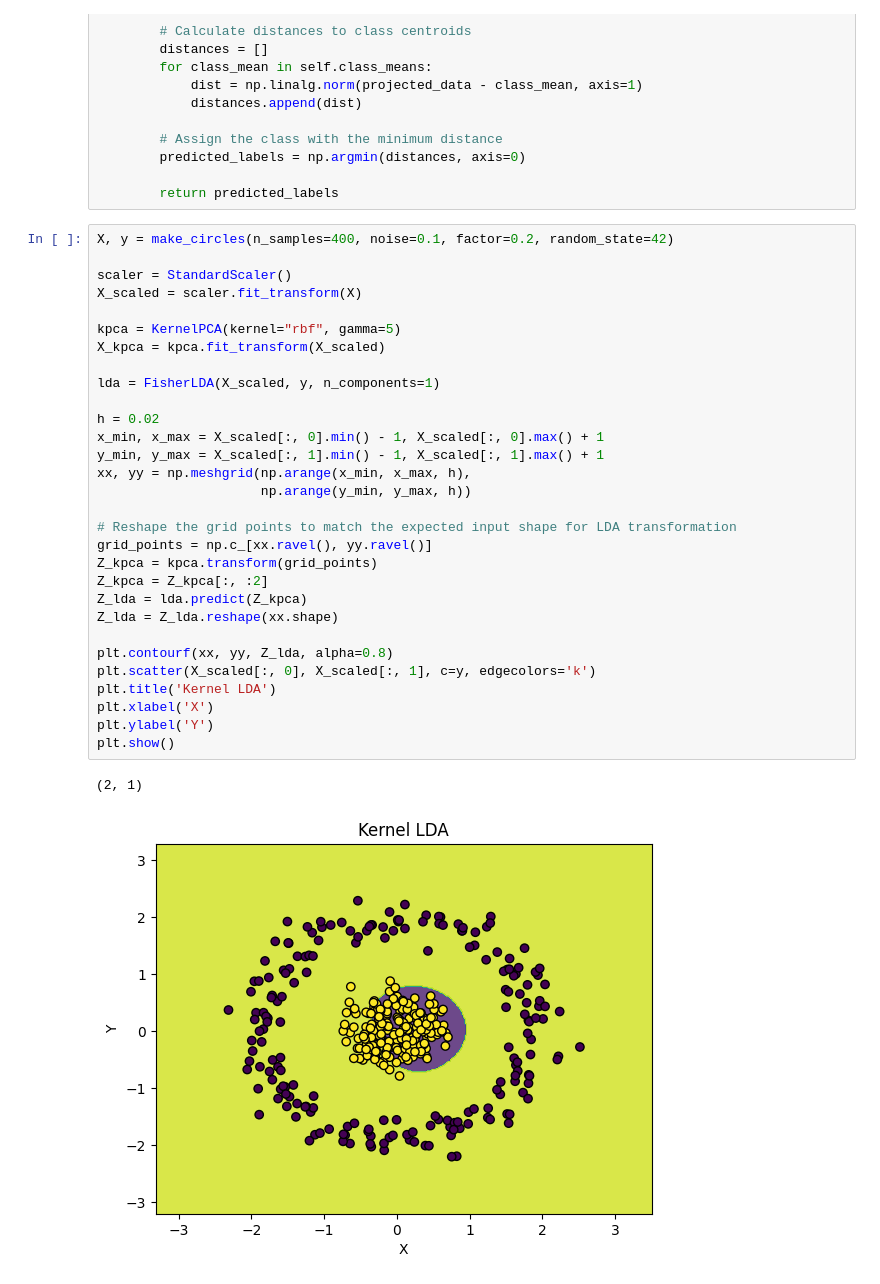
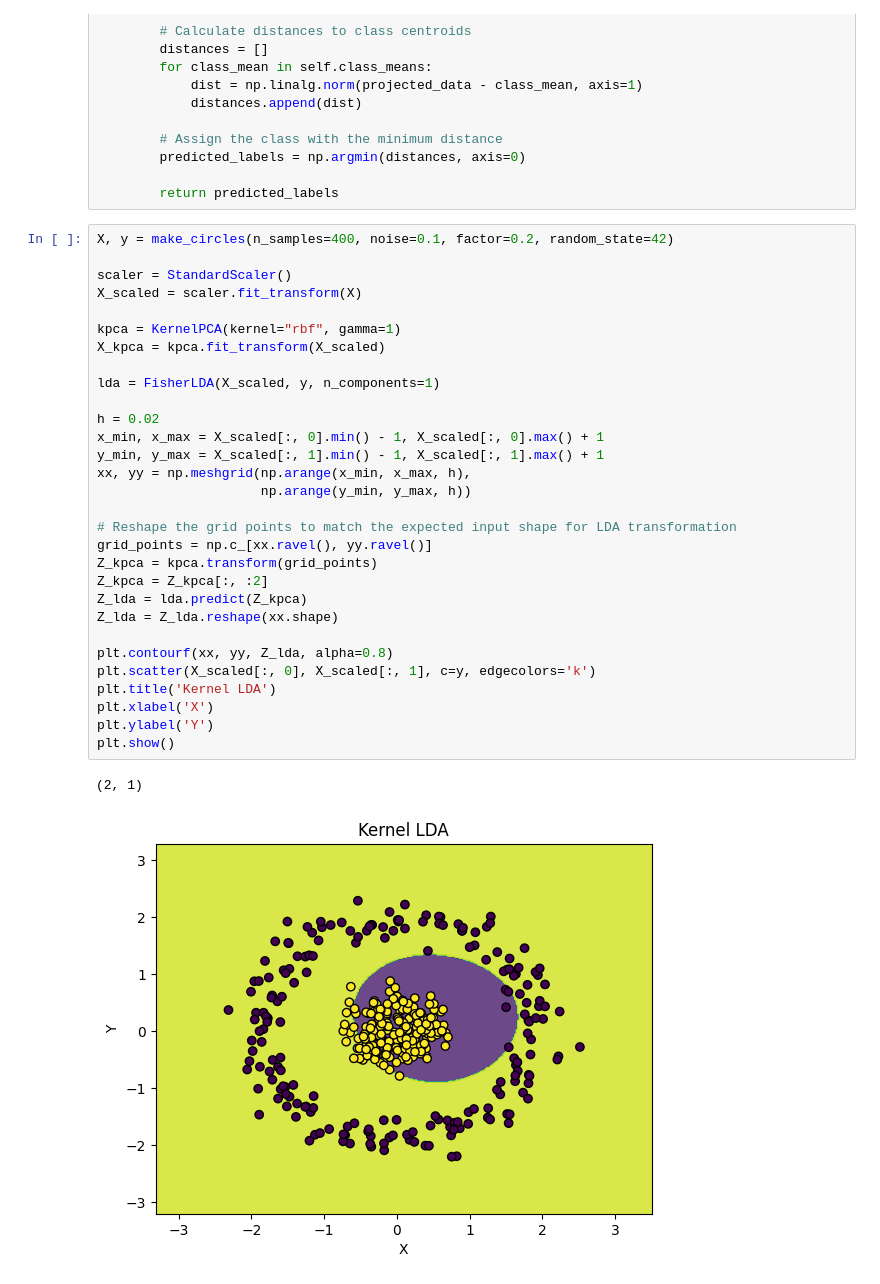
Before and after one commit to goli3148/MachineLearning, a Jupyter notebook: 29_KernelLDA/main2.ipynb, the cells around one changed output. Drawn from its saved outputs; the diff is of its cells as text.

```diff
--- a/29_KernelLDA/main2.ipynb
+++ b/29_KernelLDA/main2.ipynb
@@ -131,32 +131,32 @@ class FisherLDA:
 X, y = make_circles(n_samples=400, noise=0.1, factor=0.2, random_state=42)
 
 scaler = StandardScaler()
 X_scaled = scaler.fit_transform(X)
 
-kpca = KernelPCA(kernel="rbf", gamma=5)
+kpca = KernelPCA(kernel="rbf", gamma=1)
 X_kpca = kpca.fit_transform(X_scaled)
 
 lda = FisherLDA(X_scaled, y, n_components=1)
 
 h = 0.02
 x_min, x_max = X_scaled[:, 0].min() - 1, X_scaled[:, 0].max() + 1
 y_min, y_max = X_scaled[:, 1].min() - 1, X_scaled[:, 1].max() + 1
 xx, yy = np.meshgrid(np.arange(x_min, x_max, h),
                      np.arange(y_min, y_max, h))
 
 # Reshape the grid points to match the expected input shape for LDA transformation
 grid_points = np.c_[xx.ravel(), yy.ravel()]
 Z_kpca = kpca.transform(grid_points)
 Z_kpca = Z_kpca[:, :2]
 Z_lda = lda.predict(Z_kpca)
 Z_lda = Z_lda.reshape(xx.shape)
 
 plt.contourf(xx, yy, Z_lda, alpha=0.8)
 plt.scatter(X_scaled[:, 0], X_scaled[:, 1], c=y, edgecolors='k')
 plt.title('Kernel LDA')
 plt.xlabel('X')
 plt.ylabel('Y')
 plt.show()
 # %% [output]
 (2, 1)
-[figure, old version]
+[figure, new version]
```
Also changed, not shown: 3 other files.
